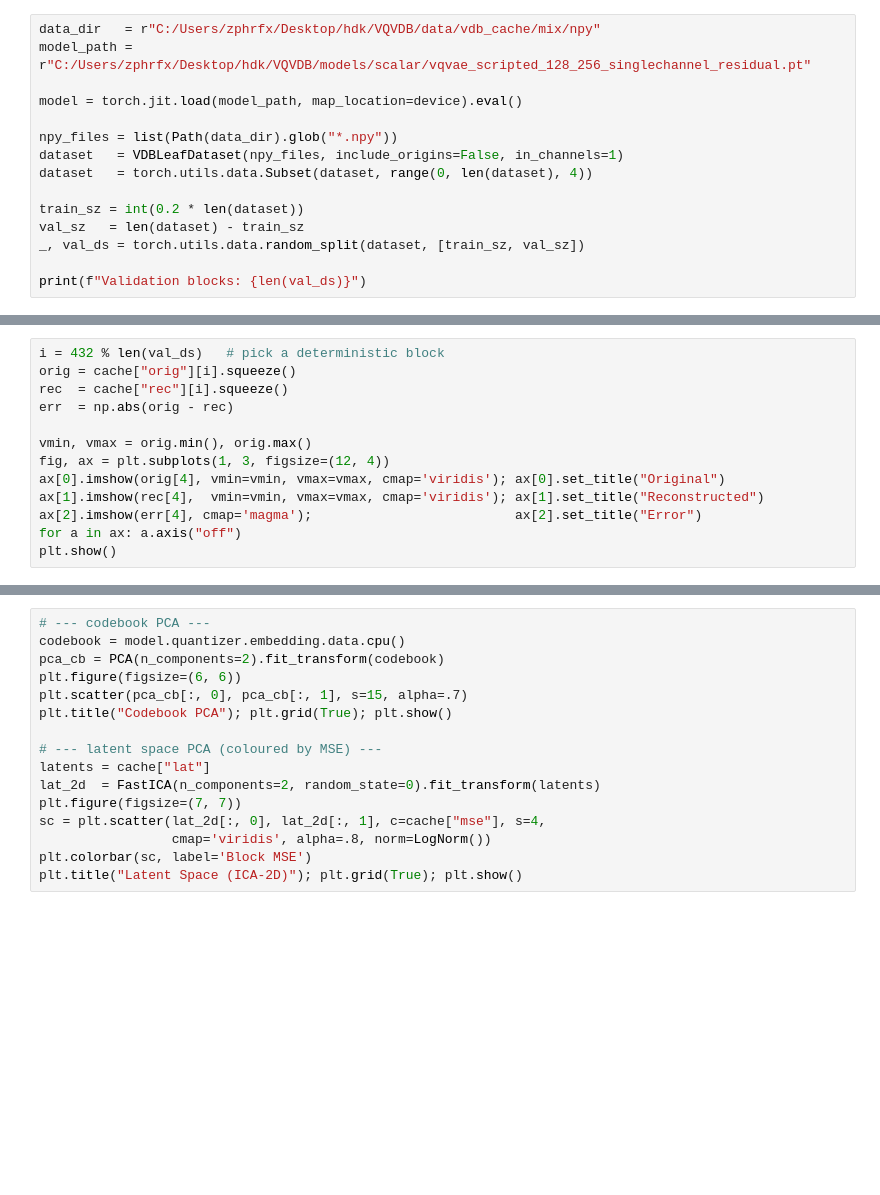
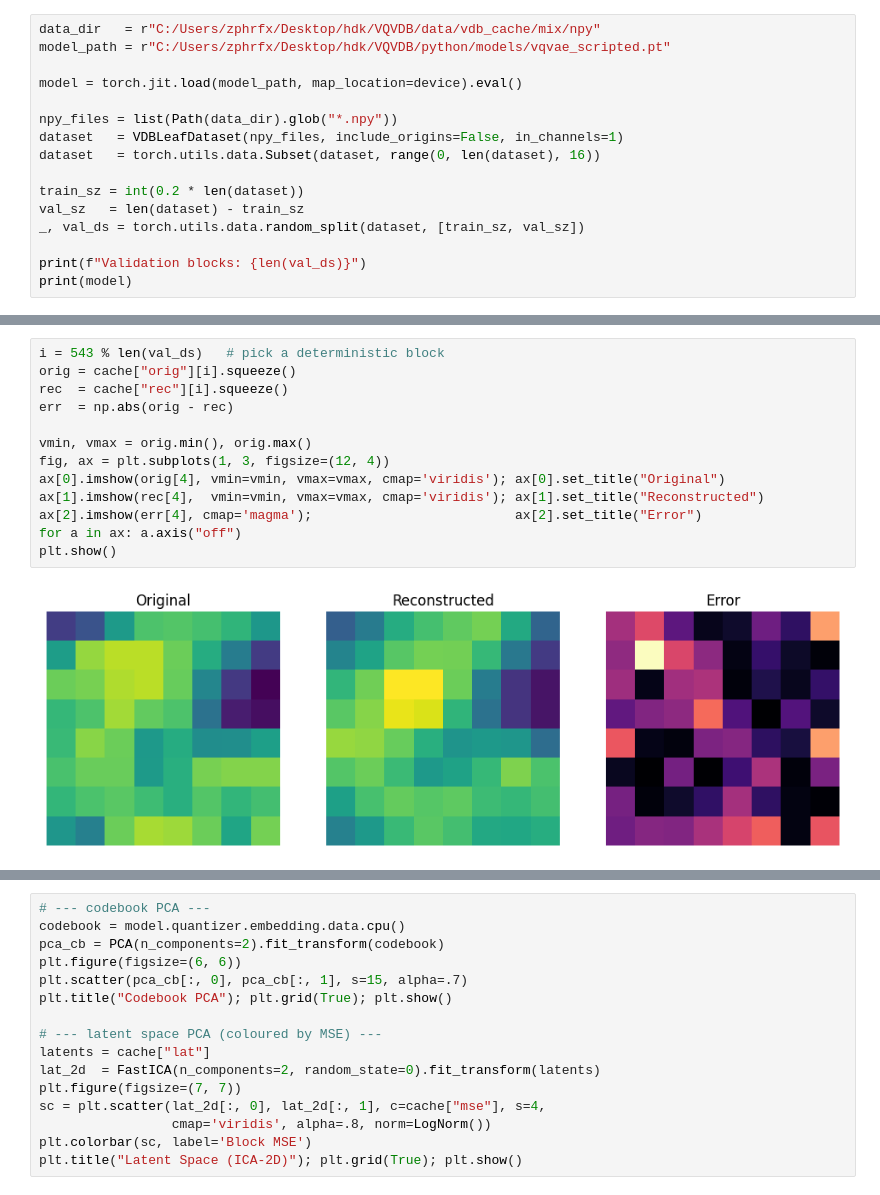
Before and after one commit to ZephirFXEC/VQVDB, a Jupyter notebook: notebook_scalar.ipynb, the cells around one changed output, grey strips where cells are left out. Cells and saved outputs as stored; diff of their text form; blank space fills up the shorter version.

Commit message:
Good model !

```diff
--- a/notebook_scalar.ipynb
+++ b/notebook_scalar.ipynb
@@ -21,15 +21,16 @@ NUM_EMBEDDINGS = 256
 # %%
 data_dir   = r"C:/Users/zphrfx/Desktop/hdk/VQVDB/data/vdb_cache/mix/npy"
-model_path = r"C:/Users/zphrfx/Desktop/hdk/VQVDB/models/scalar/vqvae_scripted_128_256_singlechannel_residual.pt"
+model_path = r"C:/Users/zphrfx/Desktop/hdk/VQVDB/python/models/vqvae_scripted.pt"
 
 model = torch.jit.load(model_path, map_location=device).eval()
 
 npy_files = list(Path(data_dir).glob("*.npy"))
 dataset   = VDBLeafDataset(npy_files, include_origins=False, in_channels=1)
-dataset   = torch.utils.data.Subset(dataset, range(0, len(dataset), 4))
+dataset   = torch.utils.data.Subset(dataset, range(0, len(dataset), 16))
 
 train_sz = int(0.2 * len(dataset))
 val_sz   = len(dataset) - train_sz
 _, val_ds = torch.utils.data.random_split(dataset, [train_sz, val_sz])
 
 print(f"Validation blocks: {len(val_ds)}")
+print(model)
@@ -77,16 +98,18 @@ print("Single-pass complete.")
 # %%
-i = 432 % len(val_ds)   # pick a deterministic block
+i = 543 % len(val_ds)   # pick a deterministic block
 orig = cache["orig"][i].squeeze()
 rec  = cache["rec"][i].squeeze()
 err  = np.abs(orig - rec)
 
 vmin, vmax = orig.min(), orig.max()
 fig, ax = plt.subplots(1, 3, figsize=(12, 4))
 ax[0].imshow(orig[4], vmin=vmin, vmax=vmax, cmap='viridis'); ax[0].set_title("Original")
 ax[1].imshow(rec[4],  vmin=vmin, vmax=vmax, cmap='viridis'); ax[1].set_title("Reconstructed")
 ax[2].imshow(err[4], cmap='magma');                          ax[2].set_title("Error")
 for a in ax: a.axis("off")
 plt.show()
+# %% [output]
+[figure, added]
 # %%
 avg_mse  = cache["mse"].mean()
 avg_psnr = cache["psnr"].mean()
```
Also changed, not shown: parts of 8 cells of this notebook, 2 other files.
